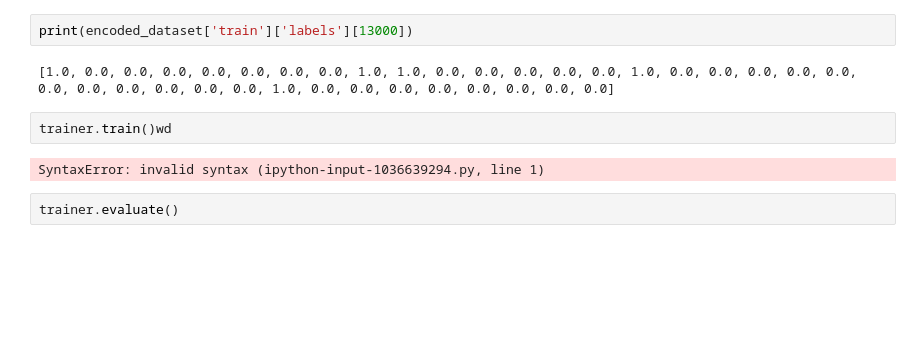
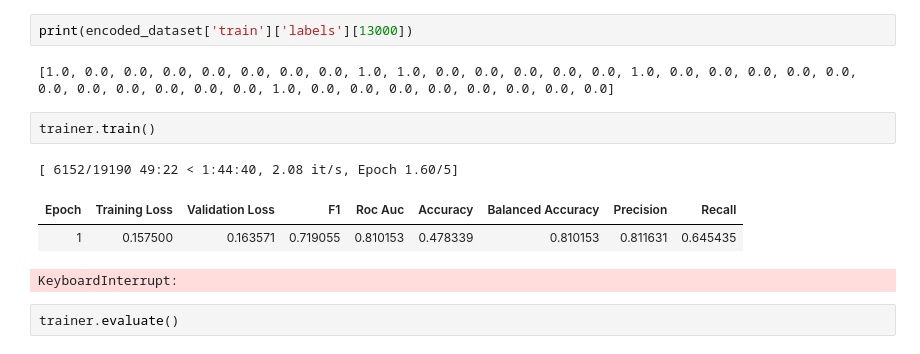
Before and after one commit to nadaamoharram/MLMA_Toxicity_Detection_Deep_Learning, a Jupyter notebook: Modeling/V2_FineTuning_RemBERT.ipynb, the cells around one changed output. Drawn from its saved outputs; the diff is of its cells as text; blank space fills up the shorter version.

Commit message:
fixed running error

```diff
--- a/Modeling/V2_FineTuning_RemBERT.ipynb
+++ b/Modeling/V2_FineTuning_RemBERT.ipynb
@@ -440,9 +442,12 @@ print(encoded_dataset['train']['labels'][13000])
 # %% [output]
 [1.0, 0.0, 0.0, 0.0, 0.0, 0.0, 0.0, 0.0, 1.0, 1.0, 0.0, 0.0, 0.0, 0.0, 0.0, 1.0, 0.0, 0.0, 0.0, 0.0, 0.0, 0.0, 0.0, 0.0, 0.0, 0.0, 0.0, 1.0, 0.0, 0.0, 0.0, 0.0, 0.0, 0.0, 0.0, 0.0]
 # %%
-trainer.train()wd
+trainer.train()
 # %% [output]
-SyntaxError: invalid syntax (ipython-input-1036639294.py, line 1)
+[ 6152/19190 49:22 < 1:44:40, 2.08 it/s, Epoch 1.60/5]
+| Epoch | Training Loss | Validation Loss | F1 | Roc Auc | Accuracy | Balanced Accuracy | Precision | Recall |
+| 1 | 0.157500 | 0.163571 | 0.719055 | 0.810153 | 0.478339 | 0.810153 | 0.811631 | 0.645435 |
+KeyboardInterrupt:
 # %%
 trainer.evaluate()
 # %% [markdown]
```
Also changed, not shown: parts of 8 cells of this notebook, 1 other file.
